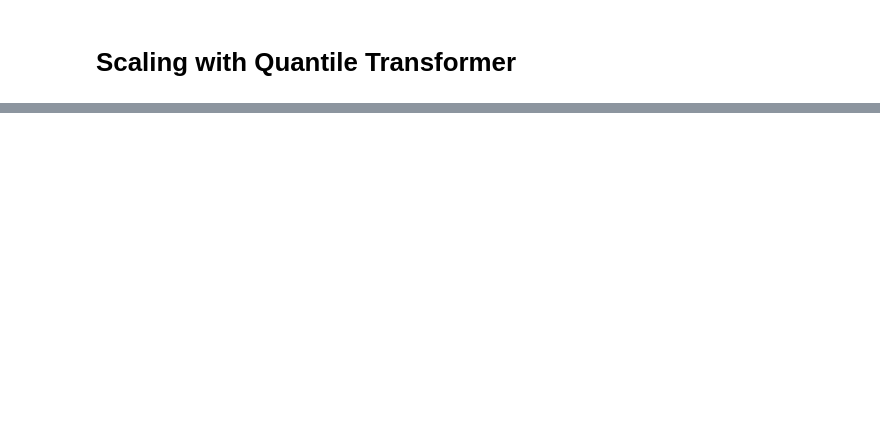
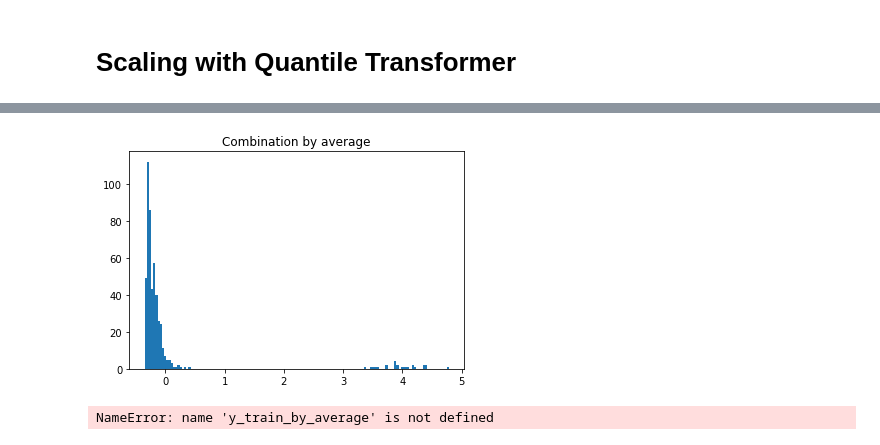
Before and after one commit to andishehtavakoli/machine-learning-projects, a Jupyter notebook: anomaly_detection/helper_function.ipynb, the cells around one changed output, grey strips where cells are left out. Saved outputs shown, nothing was run; the diff lists cells and outputs as text; code cells hidden in the pictures; blank space fills up the shorter version.

```diff
--- a/anomaly_detection/helper_function.ipynb
+++ b/anomaly_detection/helper_function.ipynb
@@ -409,0 +523,39 @@ plt.show()
+# %%
+from pyod.models.combination import aom, moa, average, maximization
+from pyod.utils.utility import standardizer
+from pyod.models.lof import LOF
+# Standardize data
+X_train_norm, X_test_norm = standardizer(X_train, X_test)
+# Test a range of k-neighbors from 10 to 200. There will be 20 models.
+n_clf = 20
+k_list = [10, 20, 30, 40, 50, 60, 70, 80, 90, 100, 110,
+ 120, 130, 140, 150, 160, 170, 180, 190, 200]
+# Just prepare data frames so we can store the model results
+train_scores = np.zeros([X_train.shape[0], n_clf])
+test_scores = np.zeros([X_test.shape[0], n_clf])
+train_scores.shape
+# Modeling
+for i in range(n_clf):
+    k = k_list[i]
+    lof = LOF(n_neighbors=k)
+    lof.fit(X_train_norm)
+
+    # Store the results in each column:
+    train_scores[:, i] = lof.decision_scores_
+    test_scores[:, i] = lof.decision_function(X_test_norm)
+# Decision scores have to be normalized before combination
+train_scores_norm, test_scores_norm = standardizer(train_scores,test_scores)
+# %%
+# Combination by average
+# The test_scores_norm is 500 x 20. The "average" function will take the average of the 20 columns. The result "y_by_average" is a single column:
+y_by_average = average(train_scores_norm)
+import matplotlib.pyplot as plt
+plt.hist(y_by_average, bins='auto') # arguments are passed to np.histogram
+plt.title("Combination by average")
+plt.show()
+# %% [output]
+[figure, added]
+# %%
+descriptive_stat_threshold(X_train,y_train_by_average, .5)
+# %% [output]
+NameError: name 'y_train_by_average' is not defined
```
Also changed, not shown: parts of 8 cells of this notebook, 2 other files.
